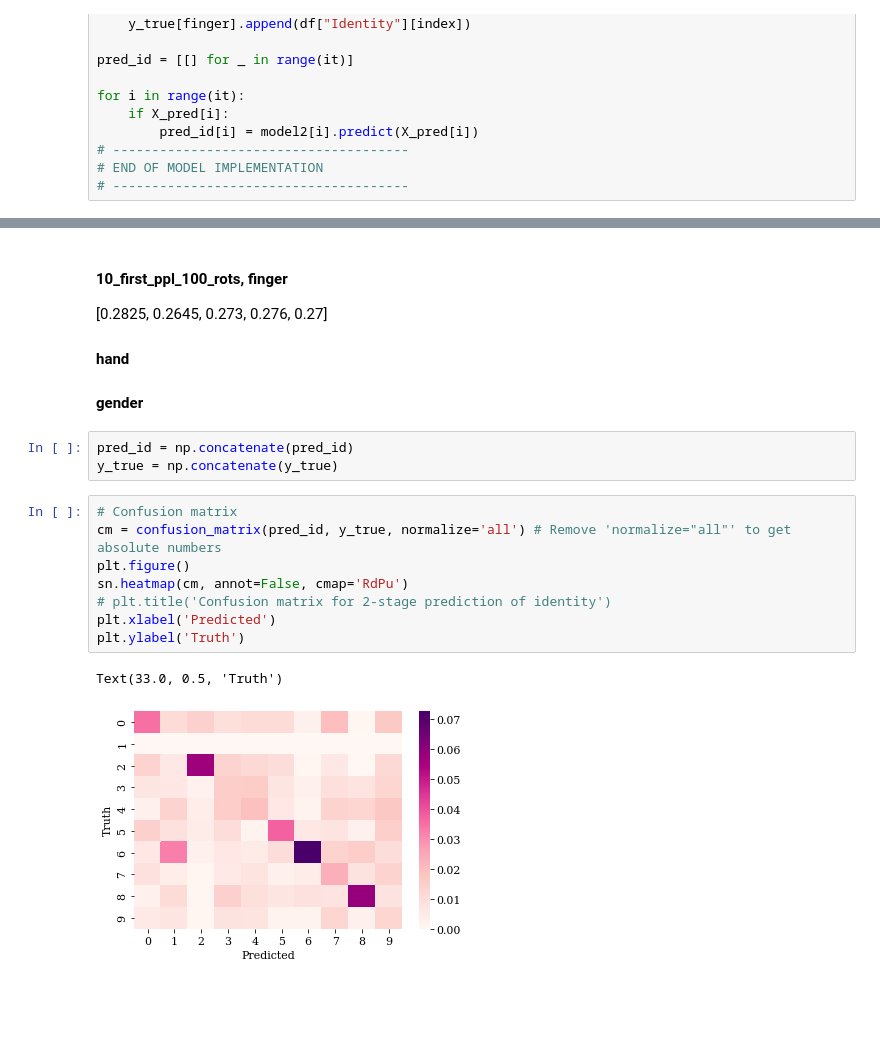
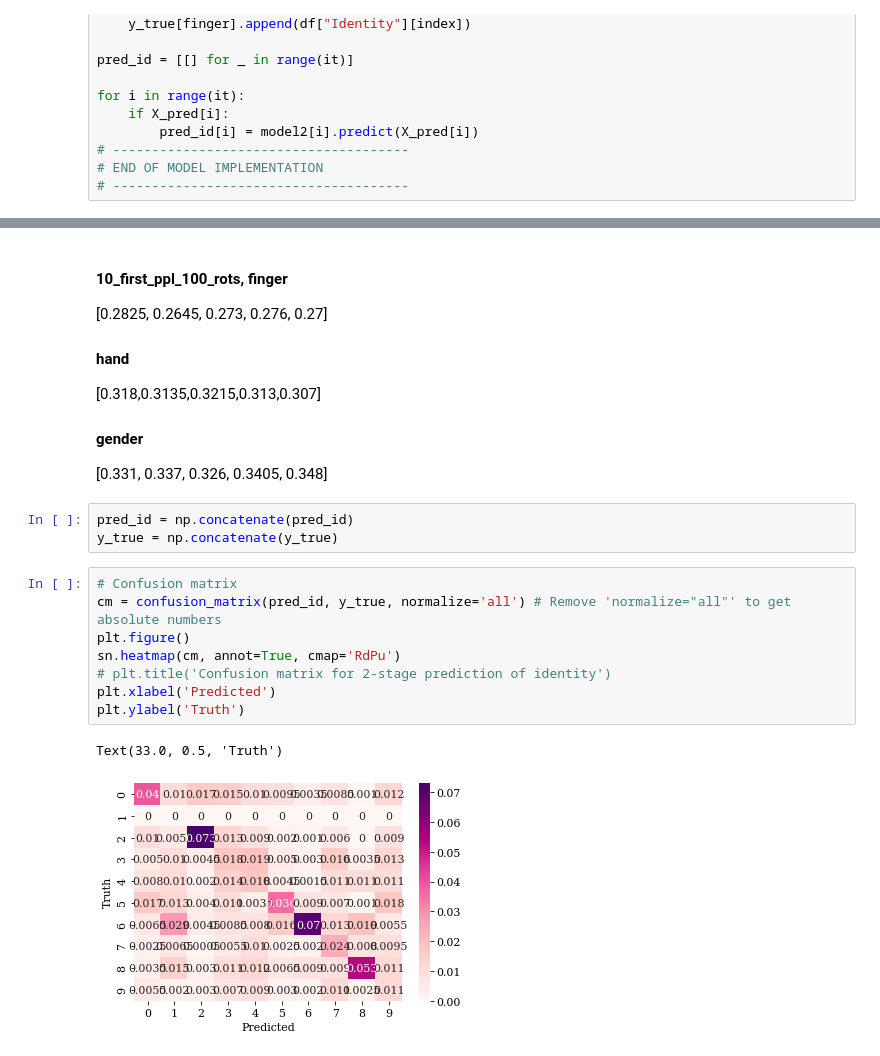
Before and after one commit to hannaisr/KEX2021, a Jupyter notebook: two_stage_rf.ipynb, the cells around one changed output, grey strips where cells are left out. Cells and saved outputs as stored; diff of their text form; blank space fills up the shorter version.

```diff
--- a/two_stage_rf.ipynb
+++ b/two_stage_rf.ipynb
@@ -119,20 +119,21 @@ Successful predictions: 662
 [0.2825, 0.2645, 0.273, 0.276, 0.27]
 
 #### hand
-
+[0.318,0.3135,0.3215,0.313,0.307]
 
 #### gender
+[0.331, 0.337, 0.326, 0.3405, 0.348]
 # %%
 pred_id = np.concatenate(pred_id)
 y_true = np.concatenate(y_true)
 # %%
 # Confusion matrix
 cm = confusion_matrix(pred_id, y_true, normalize='all') # Remove 'normalize="all"' to get absolute numbers
 plt.figure()
-sn.heatmap(cm, annot=False, cmap='RdPu')
+sn.heatmap(cm, annot=True, cmap='RdPu')
 # plt.title('Confusion matrix for 2-stage prediction of identity')
 plt.xlabel('Predicted')
 plt.ylabel('Truth')
 # %% [output]
 Text(33.0, 0.5, 'Truth')
-[figure, old version]
+[figure, new version]
```
Also changed, not shown: parts of 3 cells of this notebook, 2 other files.
